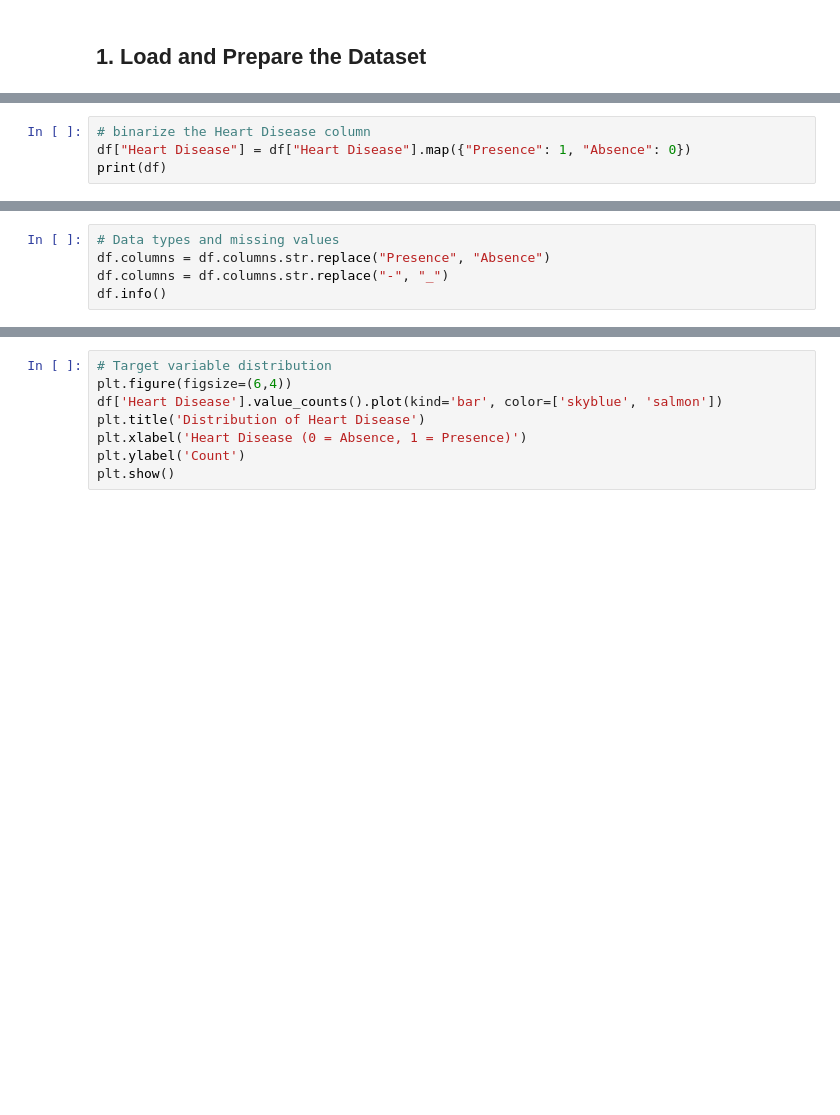
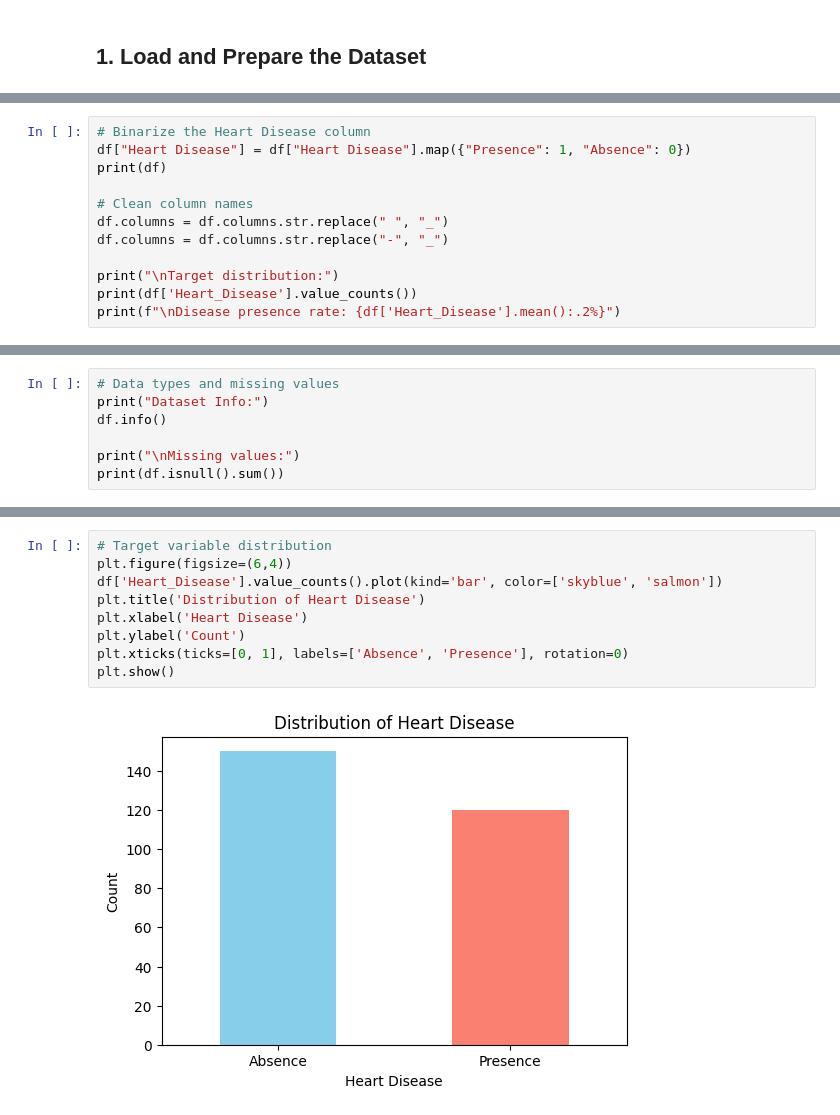
Before and after one commit to mayerllyyo/Heart-Disease-Risk-Prediction-Using-Logistic-Regression, a Jupyter notebook: heart_disease_lr_analysis.ipynb, the cells around one changed output, grey strips where cells are left out. Saved outputs shown, nothing was run; the diff lists cells and outputs as text; blank space fills up the shorter version.

```diff
--- a/heart_disease_lr_analysis.ipynb
+++ b/heart_disease_lr_analysis.ipynb
@@ -23,4 +31,12 @@ df.head()
 # %%
-# binarize the Heart Disease column
+# Binarize the Heart Disease column
 df["Heart Disease"] = df["Heart Disease"].map({"Presence": 1, "Absence": 0})
 print(df)
+
+# Clean column names
+df.columns = df.columns.str.replace(" ", "_")
+df.columns = df.columns.str.replace("-", "_")
+
+print("\nTarget distribution:")
+print(df['Heart_Disease'].value_counts())
+print(f"\nDisease presence rate: {df['Heart_Disease'].mean():.2%}")
@@ -27,5 +61,7 @@ print(df)
 # %%
 # Data types and missing values
-df.columns = df.columns.str.replace("Presence", "Absence")
-df.columns = df.columns.str.replace("-", "_")
+print("Dataset Info:")
 df.info()
+
+print("\nMissing values:")
+print(df.isnull().sum())
@@ -35,8 +99,11 @@ df.describe()
 # %%
 # Target variable distribution
 plt.figure(figsize=(6,4))
-df['Heart Disease'].value_counts().plot(kind='bar', color=['skyblue', 'salmon'])
+df['Heart_Disease'].value_counts().plot(kind='bar', color=['skyblue', 'salmon'])
 plt.title('Distribution of Heart Disease')
-plt.xlabel('Heart Disease (0 = Absence, 1 = Presence)')
+plt.xlabel('Heart Disease')
 plt.ylabel('Count')
+plt.xticks(ticks=[0, 1], labels=['Absence', 'Presence'], rotation=0)
 plt.show()
+# %% [output]
+[figure, added]
```
Also changed, not shown: parts of 30 cells of this notebook, 2 other files.
